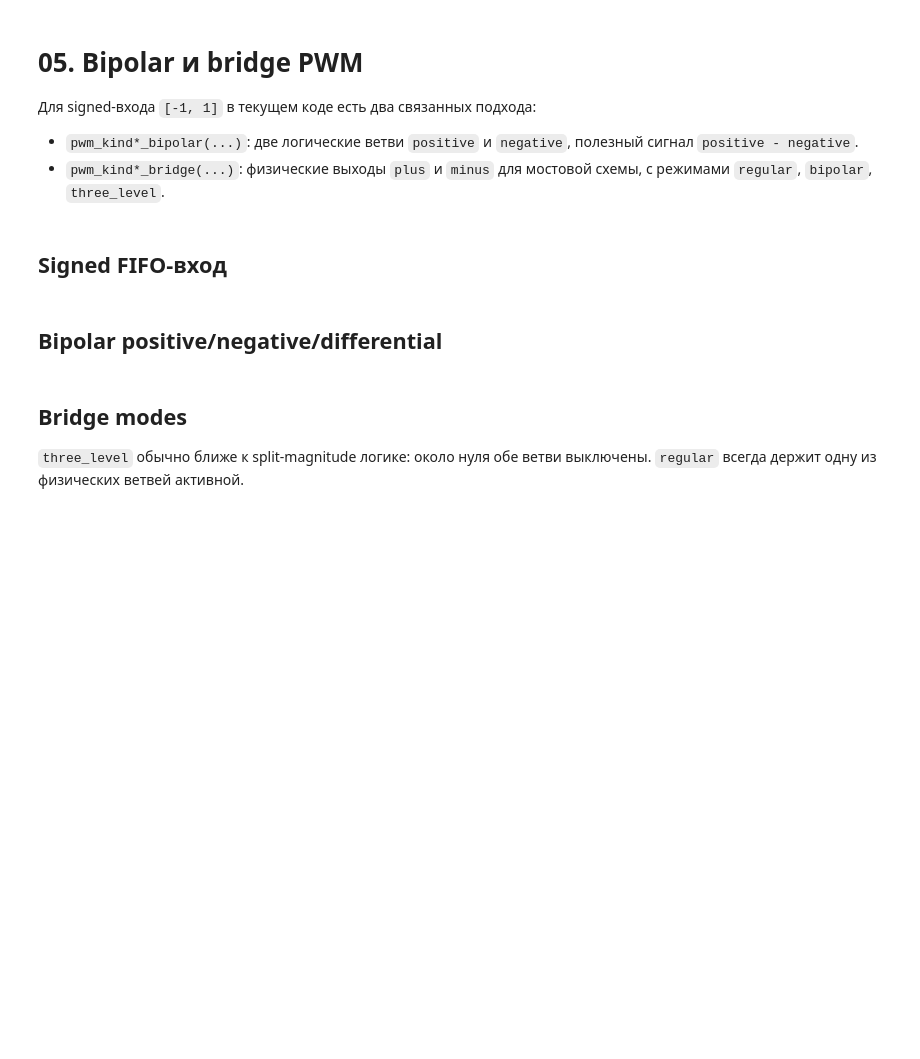
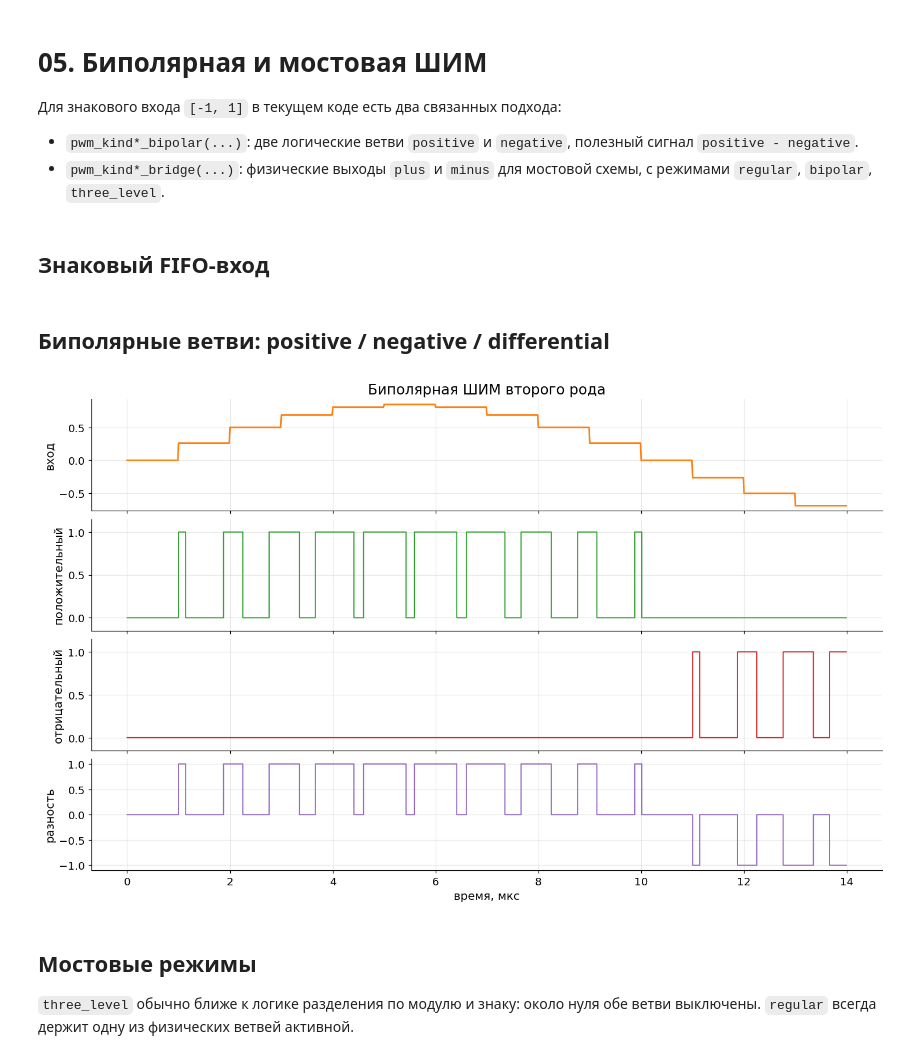
Before and after one commit to ekazakov1507/pwm_lab, a Jupyter notebook: tutorials/05_bipolar_bridge_pwm.ipynb, the cells around one changed output. Saved outputs shown, nothing was run; the diff lists cells and outputs as text; code cells hidden in the pictures; blank space fills up the shorter version.

```diff
--- a/tutorials/05_bipolar_bridge_pwm.ipynb
+++ b/tutorials/05_bipolar_bridge_pwm.ipynb
@@ -1,7 +1,7 @@
 # %% [markdown]
-# 05. Bipolar и bridge PWM
+# 05. Биполярная и мостовая ШИМ
 
-Для signed-входа `[-1, 1]` в текущем коде есть два связанных подхода:
+Для знакового входа `[-1, 1]` в текущем коде есть два связанных подхода:
 
 - `pwm_kind*_bipolar(...)`: две логические ветви `positive` и `negative`, полезный сигнал `positive - negative`.
 - `pwm_kind*_bridge(...)`: физические выходы `plus` и `minus` для мостовой схемы, с режимами `regular`, `bipolar`, `three_level`.
@@ -44,5 +84,5 @@ configure_plots()
 # %% [markdown]
-## Signed FIFO-вход
+## Знаковый FIFO-вход
 # %%
 config = pl.PwmConfig(f_clk=80e6, f_pwm=1e6, resolution_bits=8)
 f_signal = 50e3
@@ -55,27 +95,35 @@ bridge_regular = pl.pwm_kind2_bridge_latched(x_signed, config, mode="regular")
 bridge_bipolar = pl.pwm_kind2_bridge_latched(x_signed, config, mode="bipolar")
 bridge_three = pl.pwm_kind2_bridge_latched(x_signed, config, mode="three_level")
 # %% [markdown]
-## Bipolar positive/negative/differential
+## Биполярные ветви: positive / negative / differential
 # %%
 n = 14 * config.period_samples
 t = time_us(config.f_clk, n)
 x_latched = np.repeat(x_signed, config.period_samples)
 
-fig, axes = plt.subplots(4, 1, figsize=(11, 6.4), sharex=True, constrained_layout=True)
-axes[0].plot(t, x_latched[:n], color="C1")
-axes[0].set_title("Bipolar PWM kind 2")
-axes[0].set_ylabel("input")
-axes[1].step(t, bipolar.positive[:n], where="post", color="C0")
-axes[1].set_ylabel("positive")
-axes[2].step(t, bipolar.negative[:n], where="post", color="C3")
-axes[2].set_ylabel("negative")
-axes[3].step(t, bipolar.differential[:n], where="post", color="C2")
-axes[3].set_ylabel("diff")
-axes[3].set_xlabel("time, us");
+fig, axes = plt.subplots(4, 1, figsize=(13.2, 8.2), sharex=True, constrained_layout=True)
+axes[0].plot(t, x_latched[:n], color=PWM_COLORS["input"], linewidth=1.8)
+axes[0].set_title("Биполярная ШИМ второго рода")
+axes[0].set_ylabel("вход")
+
+axes[1].step(t, bipolar.positive[:n], where="post", color=PWM_COLORS["plus"], linewidth=1.25)
+axes[1].set_ylabel("положительный")
+set_binary_axis(axes[1])
+
+axes[2].step(t, bipolar.negative[:n], where="post", color=PWM_COLORS["minus"], linewidth=1.25)
+axes[2].set_ylabel("отрицательный")
+set_binary_axis(axes[2])
+
+axes[3].step(t, bipolar.differential[:n], where="post", color=PWM_COLORS["diff"], linewidth=1.25)
+axes[3].set_ylabel("разность")
+axes[3].set_xlabel("время, мкс")
+style_pwm_axes(axes)
+# %% [output]
+[figure, added]
 # %% [markdown]
-## Bridge modes
+## Мостовые режимы
 
-`three_level` обычно ближе к split-magnitude логике: около нуля обе ветви выключены. `regular` всегда держит одну из физических ветвей активной.
+`three_level` обычно ближе к логике разделения по модулю и знаку: около нуля обе ветви выключены. `regular` всегда держит одну из физических ветвей активной.
 # %%
 n = 14 * config.period_samples
 t = time_us(config.f_clk, n)
```
Also changed, not shown: parts of 6 cells of this notebook, 6 other files.
